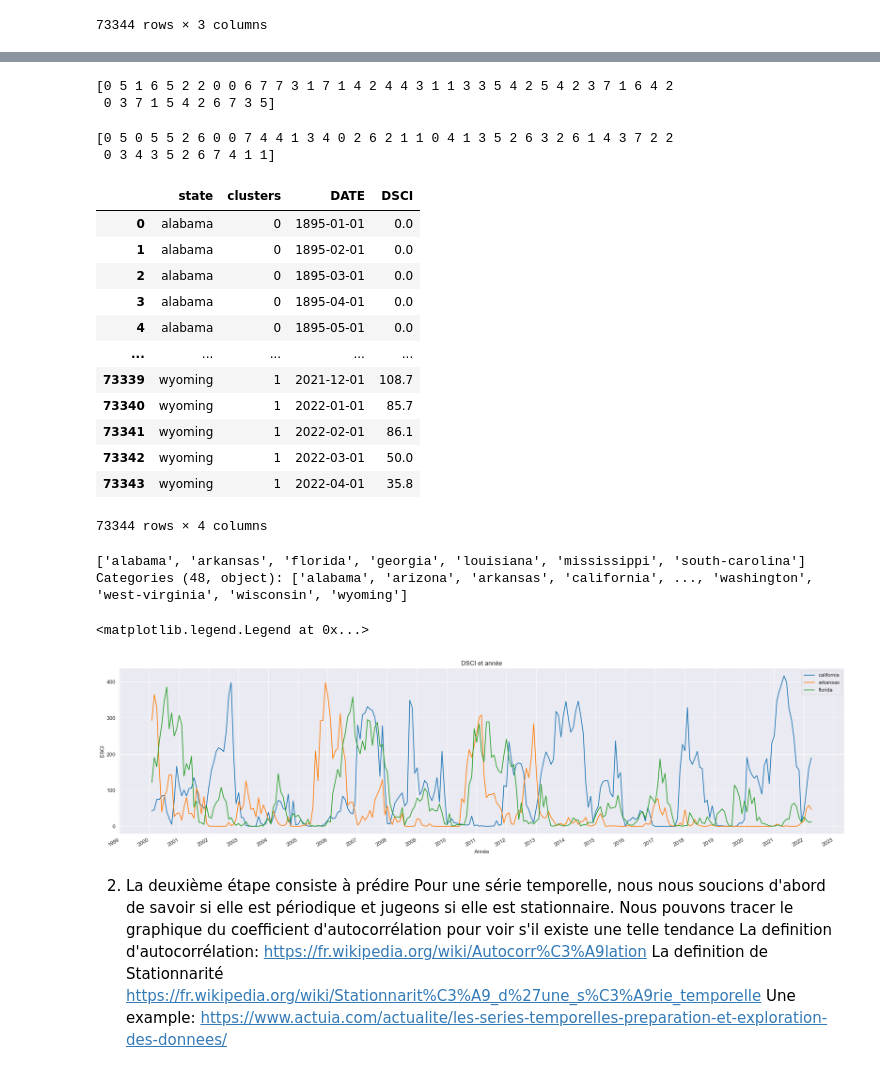
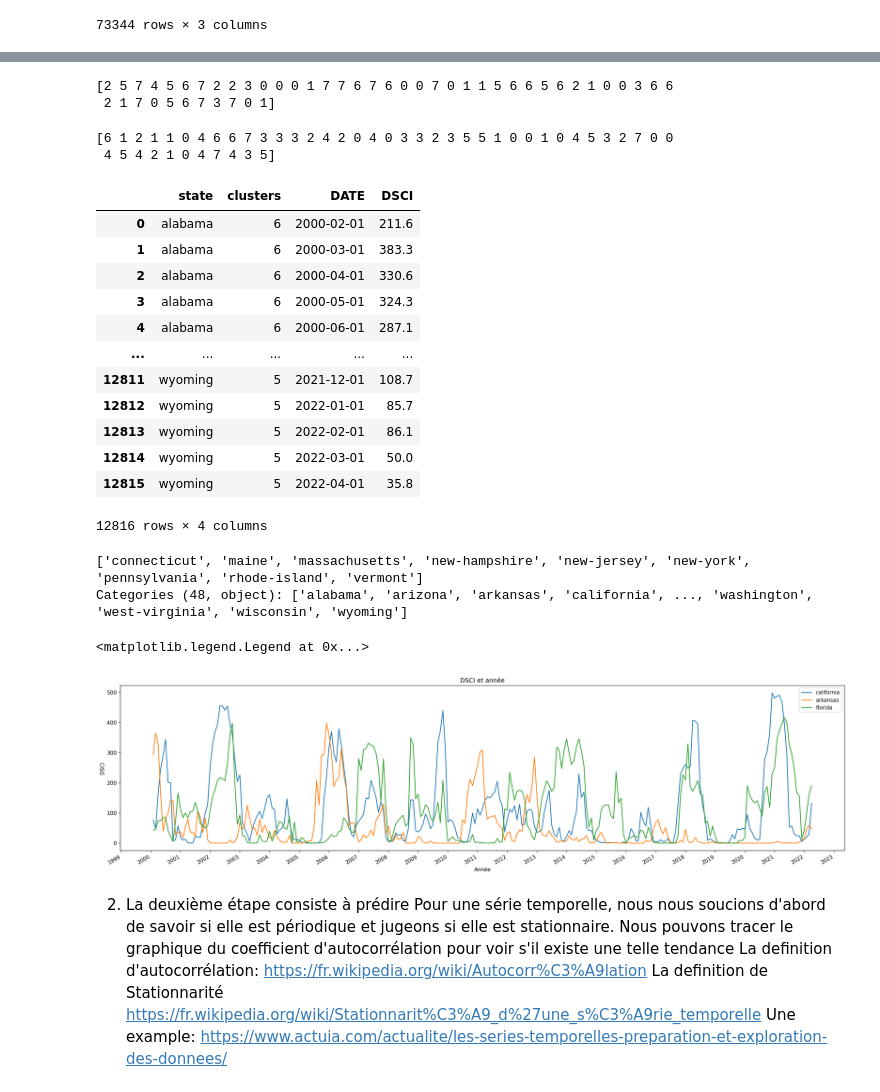
Before and after one commit to Menamot/SY09_Project, a Jupyter notebook: code/Week1.ipynb, the cells around one changed output, grey strips where cells are left out. Saved outputs shown, nothing was run; the diff lists cells and outputs as text; code cells hidden in the pictures.

```diff
--- a/code/Week1.ipynb
+++ b/code/Week1.ipynb
@@ -33,5 +35,5 @@ Dans la première étape, nous souhaitons utiliser la méthode de clustering pou
 # %%
-data_wide = data[data.DATE >'2000-01-01']
+data = data[data.DATE >'2000-01-01']
 data_wide = data.pivot_table(index='state',columns='DATE',values='DSCI')
 data_wide
 # %% [output]
@@ -86,16 +75,16 @@ clusters = kmeans.fit_predict(scaled_data_wide)
 
 print(clusters)
 # %% [output]
-[0 5 1 6 5 2 2 0 0 6 7 7 3 1 7 1 4 2 4 4 3 1 1 3 3 5 4 2 5 4 2 3 7 1 6 4 2
- 0 3 7 1 5 4 2 6 7 3 5]
+[2 5 7 4 5 6 7 2 2 3 0 0 0 1 7 7 6 7 6 0 0 7 0 1 1 5 6 6 5 6 2 1 0 0 3 6 6
+ 2 1 7 0 5 6 7 3 7 0 1]
 # %%
 from sklearn.cluster import AgglomerativeClustering
 
 clusters2 = AgglomerativeClustering(n_clusters=8).fit_predict(scaled_data_wide)
 print(clusters2)
 # %% [output]
-[0 5 0 5 5 2 6 0 0 7 4 4 1 3 4 0 2 6 2 1 1 0 4 1 3 5 2 6 3 2 6 1 4 3 7 2 2
- 0 3 4 3 5 2 6 7 4 1 1]
+[6 1 2 1 1 0 4 6 6 7 3 3 3 2 4 2 0 4 0 3 3 2 3 5 5 1 0 0 1 0 4 5 3 2 7 0 0
+ 4 5 4 2 1 0 4 7 4 3 5]
 # %%
 # Nous ajouterons les résultats obtenus aux données et reconvertirons les données en données longues pour faciliter le dessin
 
@@ -106,45 +95,45 @@ data_long = data_long.sort_values(['state','DATE'],ascending=[True,True])
 data_long.reset_index(drop=True)
 # %% [output]
 |  | state | clusters | DATE | DSCI |
-| 0 | alabama | 0 | 1895-01-01 | 0.0 |
-| 1 | alabama | 0 | 1895-02-01 | 0.0 |
-| 2 | alabama | 0 | 1895-03-01 | 0.0 |
-| 3 | alabama | 0 | 1895-04-01 | 0.0 |
-| 4 | alabama | 0 | 1895-05-01 | 0.0 |
+| 0 | alabama | 6 | 2000-02-01 | 211.6 |
+| 1 | alabama | 6 | 2000-03-01 | 383.3 |
+| 2 | alabama | 6 | 2000-04-01 | 330.6 |
+| 3 | alabama | 6 | 2000-05-01 | 324.3 |
+| 4 | alabama | 6 | 2000-06-01 | 287.1 |
 | ... | ... | ... | ... | ... |
-| 73339 | wyoming | 1 | 2021-12-01 | 108.7 |
-| 73340 | wyoming | 1 | 2022-01-01 | 85.7 |
-| 73341 | wyoming | 1 | 2022-02-01 | 86.1 |
-| 73342 | wyoming | 1 | 2022-03-01 | 50.0 |
-| 73343 | wyoming | 1 | 2022-04-01 | 35.8 |
+| 12811 | wyoming | 5 | 2021-12-01 | 108.7 |
+| 12812 | wyoming | 5 | 2022-01-01 | 85.7 |
+| 12813 | wyoming | 5 | 2022-02-01 | 86.1 |
+| 12814 | wyoming | 5 | 2022-03-01 | 50.0 |
+| 12815 | wyoming | 5 | 2022-04-01 | 35.8 |
-73344 rows × 4 columns
+12816 rows × 4 columns
 # %%
 data_long.state[data_long.clusters==0].unique()
 # %% [output]
-['alabama', 'arkansas', 'florida', 'georgia', 'louisiana', 'mississippi', 'south-carolina']
+['connecticut', 'maine', 'massachusetts', 'new-hampshire', 'new-jersey', 'new-york', 'pennsylvania', 'rhode-island', 'vermont']
 Categories (48, object): ['alabama', 'arizona', 'arkansas', 'california', ..., 'washington', 'west-virginia', 'wisconsin', 'wyoming']
 # %%
 fig = plt.figure(figsize=(25, 6.5),dpi=150)
 ax = fig.add_subplot(111)
 years = mdates.YearLocator(base=1)
-x = data.DATE[(data.state=='arizona') & (data.DATE >'2000-01-01')]
-y0 = data.DSCI[(data.state=='california') & (data.DATE >'2000-01-01')]
+x = data.DATE[(data.state=='alabama') & (data.DATE >'2000-01-01')]
+y0 = data.DSCI[(data.state=='arizona') & (data.DATE >'2000-01-01')]
 y1 = data.DSCI[(data.state=='arkansas') & (data.DATE >'2000-01-01')]
-y2 = data.DSCI[(data.state=='florida') & (data.DATE >'2000-01-01')]
+y2 = data.DSCI[(data.state=='california') & (data.DATE >'2000-01-01')]
 line0, = ax.plot(x,y0)
 line1, = ax.plot(x,y1)
 line2, = ax.plot(x,y2)
 ax.xaxis.set_major_formatter(mdates.DateFormatter('%Y'))
 ax.xaxis.set_major_locator(years)
 fig.autofmt_xdate()
 # ax.fill_between(x, 0, y)
 ax.set_title('DSCI et année')
 ax.set_xlabel('Année')
 ax.set_ylabel('DSCI')
 plt.legend(handles=[line0, line1, line2], labels=['california', 'arkansas', 'florida'])
 # %% [output]
 <matplotlib.legend.Legend at 0x...>
-[figure, old version]
+[figure, new version]
 # %% [markdown]
 2. La deuxième étape consiste à prédire
 Pour une série temporelle, nous nous soucions d'abord de savoir si elle est périodique et jugeons si elle est stationnaire.
```
Also changed, not shown: parts of 8 cells of this notebook, 3 other files.
